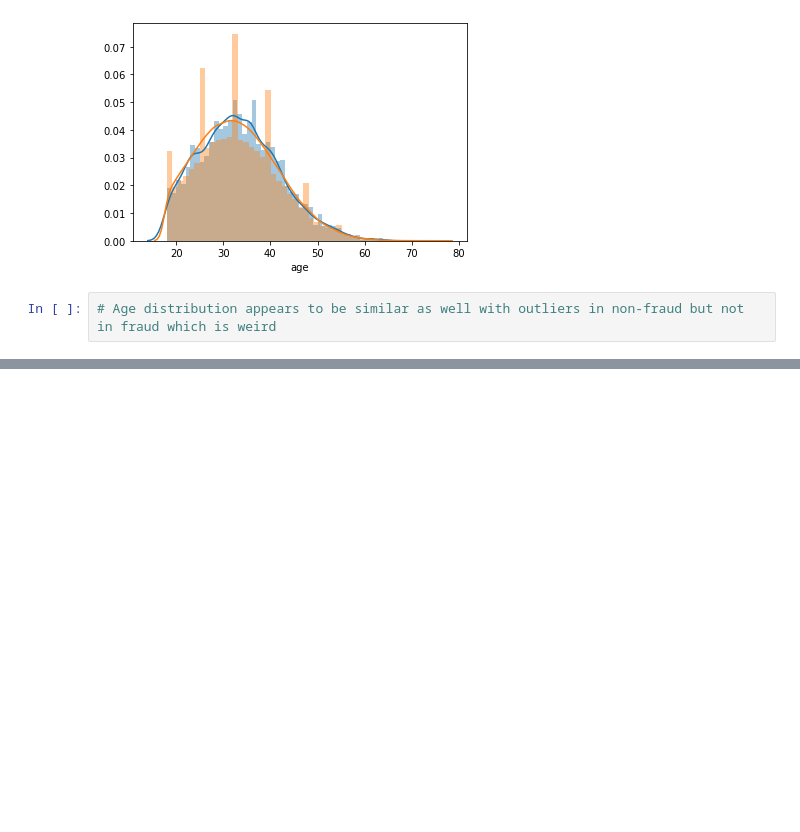
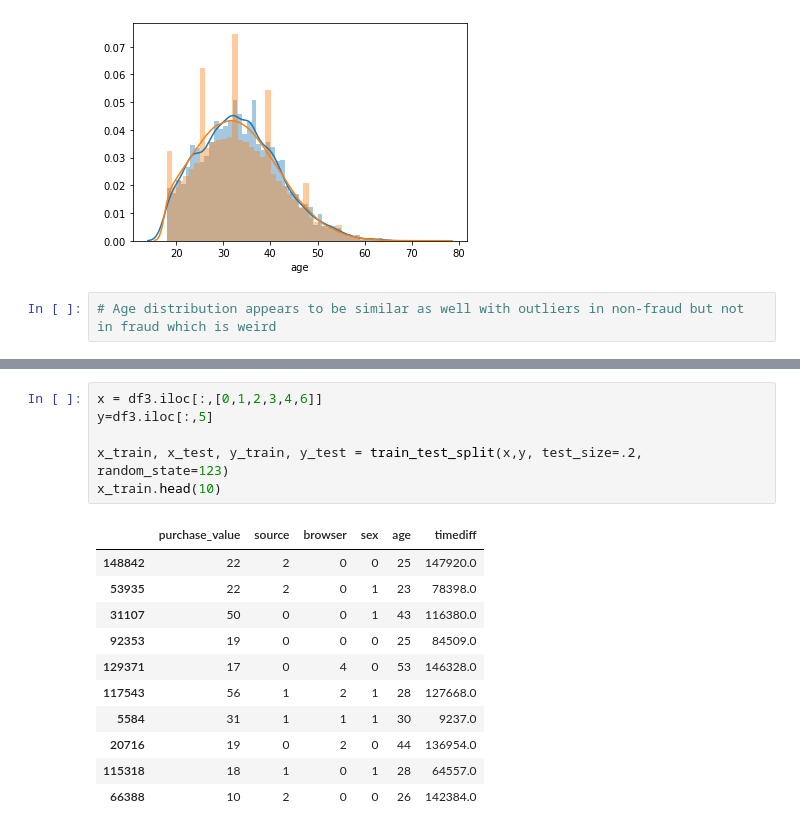
Before and after one commit to saxenaprerit/Fraudulent_transactions_detection, a Jupyter notebook: Fraudulent_Transactions.ipynb, the cells around one changed output, grey strips where cells are left out. Saved outputs shown, nothing was run; the diff lists cells and outputs as text; blank space fills up the shorter version.

```diff
--- a/Fraudulent_Transactions.ipynb
+++ b/Fraudulent_Transactions.ipynb
@@ -137,0 +212,18 @@ sb.distplot(df[df['is_fraud']==0]['age'],bins=50)
+# %%
+x = df3.iloc[:,[0,1,2,3,4,6]]
+y=df3.iloc[:,5]
+
+x_train, x_test, y_train, y_test = train_test_split(x,y, test_size=.2, random_state=123)
+x_train.head(10)
+# %% [output]
+|  | purchase_value | source | browser | sex | age | timediff |
+| 148842 | 22 | 2 | 0 | 0 | 25 | 147920.0 |
+| 53935 | 22 | 2 | 0 | 1 | 23 | 78398.0 |
+| 31107 | 50 | 0 | 0 | 1 | 43 | 116380.0 |
+| 92353 | 19 | 0 | 0 | 0 | 25 | 84509.0 |
+| 129371 | 17 | 0 | 4 | 0 | 53 | 146328.0 |
+| 117543 | 56 | 1 | 2 | 1 | 28 | 127668.0 |
+| 5584 | 31 | 1 | 1 | 1 | 30 | 9237.0 |
+| 20716 | 19 | 0 | 2 | 0 | 44 | 136954.0 |
+| 115318 | 18 | 1 | 0 | 1 | 28 | 64557.0 |
+| 66388 | 10 | 2 | 0 | 0 | 26 | 142384.0 |
```
Also changed, not shown: parts of 21 cells of this notebook.
